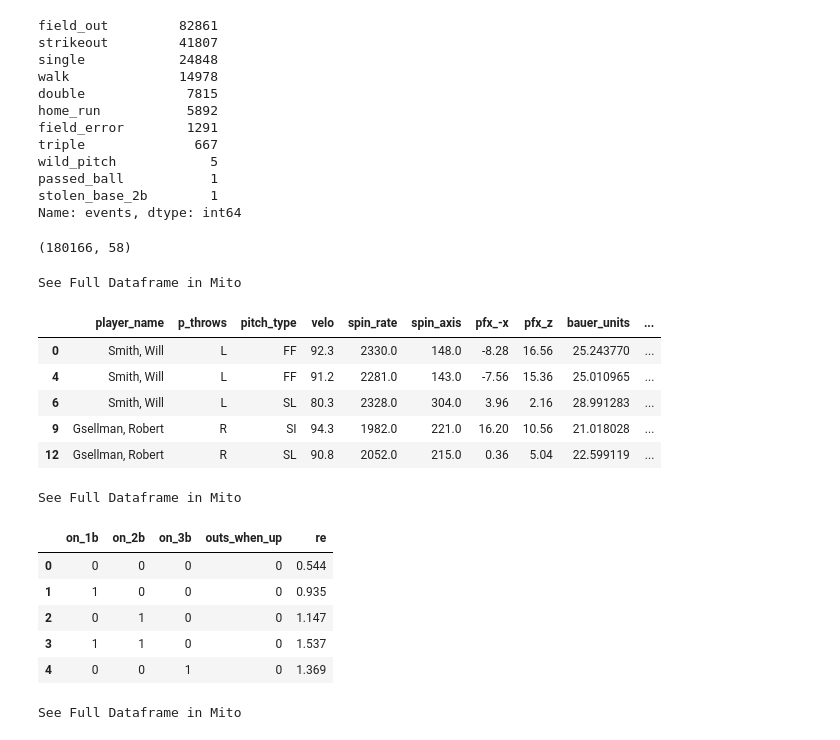
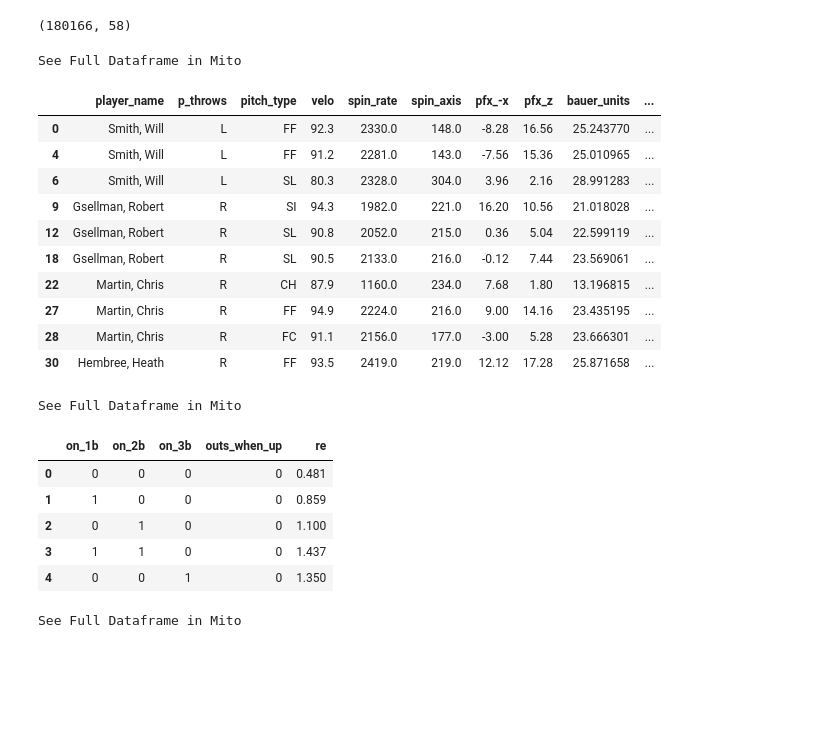
Before and after one commit to anthonyzurke/pitch-model, a Jupyter notebook: notebooks/model-data.ipynb, the cells around one changed output. Cells and saved outputs as stored; diff of their text form; code cells hidden in the pictures; blank space fills up the shorter version.

```diff
--- a/notebooks/model-data.ipynb
+++ b/notebooks/model-data.ipynb
@@ -26,20 +26,20 @@ pitch.to_csv('../data/model-data.csv')
 # Run Expectany Table
 
 # 2010-2015 Run Expectancy
-# matrix = [[0, 0, 0, 0, 0.481], [1, 0, 0, 0, 0.859], [0, 1, 0, 0, 1.100], [1, 1, 0, 0, 1.437],
-#           [0, 0, 1, 0, 1.350], [1, 0, 1, 0, 1.784], [0, 1, 1, 0, 1.964], [1, 1, 1, 0, 2.292],
-#           [0, 0, 0, 1, 0.254], [1, 0, 0, 1, 0.509], [0, 1, 0, 1, 0.664], [1, 1, 0, 1, 0.884],
-#           [0, 0, 1, 1, 0.950], [1, 0, 1, 1, 1.130], [0, 1, 1, 1, 1.376], [1, 1, 1, 1, 1.541],
-#           [0, 0, 0, 2, 0.098], [1, 0, 0, 2, 0.224], [0, 1, 0, 2, 0.319], [1, 1, 0, 2, 0.429],
-#           [0, 0, 1, 2, 0.353], [1, 0, 1, 2, 0.478], [0, 1, 1, 2, 0.580], [1, 1, 1, 2, 0.752]]
+matrix = [[0, 0, 0, 0, 0.481], [1, 0, 0, 0, 0.859], [0, 1, 0, 0, 1.100], [1, 1, 0, 0, 1.437],
+          [0, 0, 1, 0, 1.350], [1, 0, 1, 0, 1.784], [0, 1, 1, 0, 1.964], [1, 1, 1, 0, 2.292],
+          [0, 0, 0, 1, 0.254], [1, 0, 0, 1, 0.509], [0, 1, 0, 1, 0.664], [1, 1, 0, 1, 0.884],
+          [0, 0, 1, 1, 0.950], [1, 0, 1, 1, 1.130], [0, 1, 1, 1, 1.376], [1, 1, 1, 1, 1.541],
+          [0, 0, 0, 2, 0.098], [1, 0, 0, 2, 0.224], [0, 1, 0, 2, 0.319], [1, 1, 0, 2, 0.429],
+          [0, 0, 1, 2, 0.353], [1, 0, 1, 2, 0.478], [0, 1, 1, 2, 0.580], [1, 1, 1, 2, 0.752]]
 
 # 2019 Run Expectancy
-matrix = [[0, 0, 0, 0, 0.544], [1, 0, 0, 0, 0.935], [0, 1, 0, 0, 1.147], [1, 1, 0, 0, 1.537],
-          [0, 0, 1, 0, 1.369], [1, 0, 1, 0, 1.759], [0, 1, 1, 0, 1.971], [1, 1, 1, 0, 2.362],
-          [0, 0, 0, 1, 0.298], [1, 0, 0, 1, 0.564], [0, 1, 0, 1, 0.713], [1, 1, 0, 1, 0.979],
-          [0, 0, 1, 1, 0.953], [1, 0, 1, 1, 1.219], [0, 1, 1, 1, 1.368], [1, 1, 1, 1, 1.634],
-          [0, 0, 0, 2, 0.115], [1, 0, 0, 2, 0.242], [0, 1, 0, 2, 0.339], [1, 1, 0, 2, 0.467],
-          [0, 0, 1, 2, 0.391], [1, 0, 1, 2, 0.518], [0, 1, 1, 2, 0.615], [1, 1, 1, 2, 0.743]]
+#matrix = [[0, 0, 0, 0, 0.544], [1, 0, 0, 0, 0.935], [0, 1, 0, 0, 1.147], [1, 1, 0, 0, 1.537],
+#          [0, 0, 1, 0, 1.369], [1, 0, 1, 0, 1.759], [0, 1, 1, 0, 1.971], [1, 1, 1, 0, 2.362],
+#          [0, 0, 0, 1, 0.298], [1, 0, 0, 1, 0.564], [0, 1, 0, 1, 0.713], [1, 1, 0, 1, 0.979],
+#          [0, 0, 1, 1, 0.953], [1, 0, 1, 1, 1.219], [0, 1, 1, 1, 1.368], [1, 1, 1, 1, 1.634],
+#          [0, 0, 0, 2, 0.115], [1, 0, 0, 2, 0.242], [0, 1, 0, 2, 0.339], [1, 1, 0, 2, 0.467],
+#          [0, 0, 1, 2, 0.391], [1, 0, 1, 2, 0.518], [0, 1, 1, 2, 0.615], [1, 1, 1, 2, 0.743]]
 
 re = pd.DataFrame(matrix, columns = ['on_1b', 'on_2b', 'on_3b', 'outs_when_up', 're'])
 re.to_csv('../data/run_expectancy_table.csv')
@@ -112,44 +132,34 @@ See Full Dataframe in Mito
-# %%
-data.events.value_counts()
-# %% [output]
-field_out         82861
-strikeout         41807
-single            24848
-walk              14978
-double             7815
-home_run           5892
-field_error        1291
-triple              667
-wild_pitch            5
-passed_ball           1
-stolen_base_2b        1
-Name: events, dtype: int64
 # %%
 data2 = data.copy()
 data2.dropna(subset = ['events'], inplace = True)
-data2.to_csv('../data/model-plate-app-rv.csv')
 
+#data2.to_csv('../data/model-plate-app-rv.csv')
 print(data2.shape)
-data2.head()
+data2.head(10)
 # %% [output]
 (180166, 58)
 See Full Dataframe in Mito
 |  | player_name | p_throws | pitch_type | velo | spin_rate | spin_axis | pfx_-x | pfx_z | bauer_units | ... |
 | 0 | Smith, Will | L | FF | 92.3 | 2330.0 | 148.0 | -8.28 | 16.56 | 25.243770 | ... |
 | 4 | Smith, Will | L | FF | 91.2 | 2281.0 | 143.0 | -7.56 | 15.36 | 25.010965 | ... |
 | 6 | Smith, Will | L | SL | 80.3 | 2328.0 | 304.0 | 3.96 | 2.16 | 28.991283 | ... |
 | 9 | Gsellman, Robert | R | SI | 94.3 | 1982.0 | 221.0 | 16.20 | 10.56 | 21.018028 | ... |
 | 12 | Gsellman, Robert | R | SL | 90.8 | 2052.0 | 215.0 | 0.36 | 5.04 | 22.599119 | ... |
+| 18 | Gsellman, Robert | R | SL | 90.5 | 2133.0 | 216.0 | -0.12 | 7.44 | 23.569061 | ... |
+| 22 | Martin, Chris | R | CH | 87.9 | 1160.0 | 234.0 | 7.68 | 1.80 | 13.196815 | ... |
+| 27 | Martin, Chris | R | FF | 94.9 | 2224.0 | 216.0 | 9.00 | 14.16 | 23.435195 | ... |
+| 28 | Martin, Chris | R | FC | 91.1 | 2156.0 | 177.0 | -3.00 | 5.28 | 23.666301 | ... |
+| 30 | Hembree, Heath | R | FF | 93.5 | 2419.0 | 219.0 | 12.12 | 17.28 | 25.871658 | ... |
 # %%
 re.head()
 # %% [output]
 See Full Dataframe in Mito
 |  | on_1b | on_2b | on_3b | outs_when_up | re |
-| 0 | 0 | 0 | 0 | 0 | 0.544 |
-| 1 | 1 | 0 | 0 | 0 | 0.935 |
-| 2 | 0 | 1 | 0 | 0 | 1.147 |
-| 3 | 1 | 1 | 0 | 0 | 1.537 |
-| 4 | 0 | 0 | 1 | 0 | 1.369 |
+| 0 | 0 | 0 | 0 | 0 | 0.481 |
+| 1 | 1 | 0 | 0 | 0 | 0.859 |
+| 2 | 0 | 1 | 0 | 0 | 1.100 |
+| 3 | 1 | 1 | 0 | 0 | 1.437 |
+| 4 | 0 | 0 | 1 | 0 | 1.350 |
 # %%
 woba_value.head()
 # %% [output]
```
Also changed, not shown: parts of 2 cells of this notebook, 3 other files.
